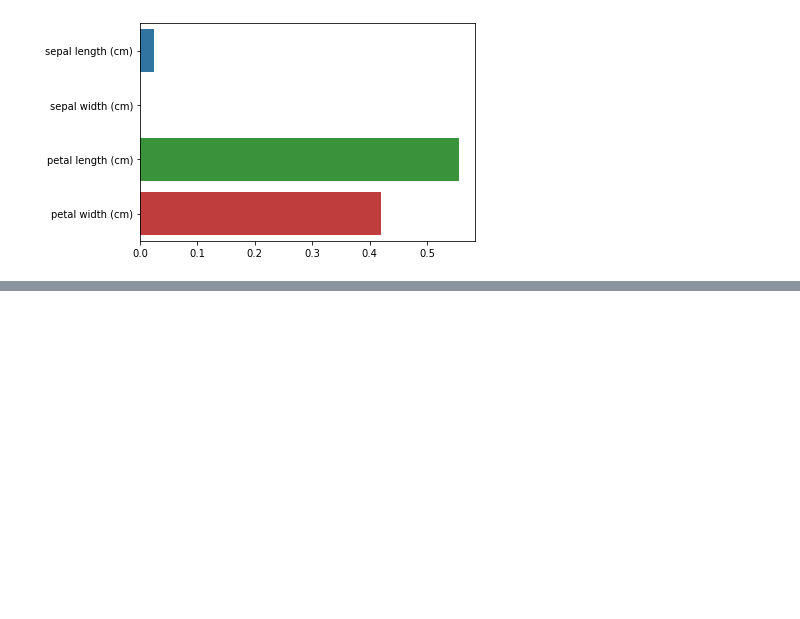
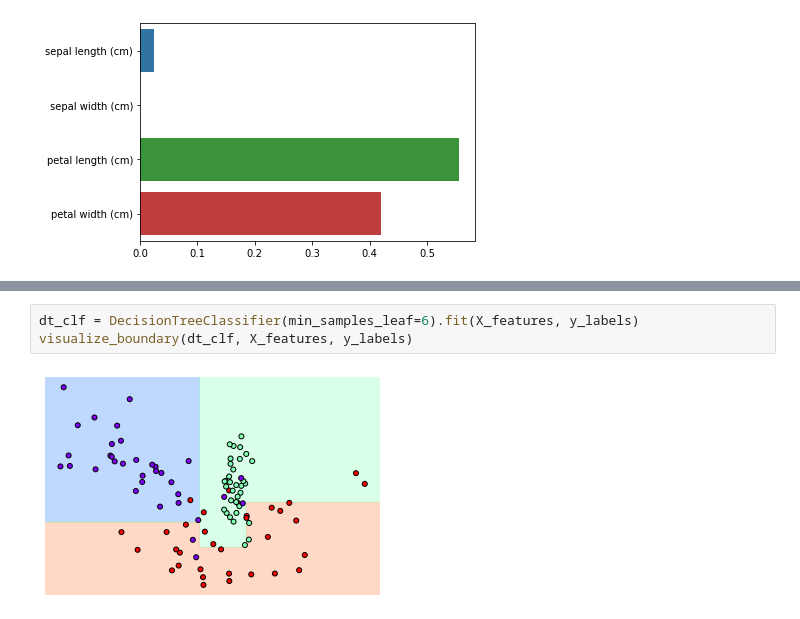
Before and after one commit to nickjw0205/python_study, a Jupyter notebook: section_4/decision_tree.ipynb, the cells around one changed output, grey strips where cells are left out. Drawn from its saved outputs; the diff is of its cells as text; blank space fills up the shorter version.

```diff
--- a/section_4/decision_tree.ipynb
+++ b/section_4/decision_tree.ipynb
@@ -50,0 +100,5 @@ petal width (cm): 0.420
+# %%
+dt_clf = DecisionTreeClassifier(min_samples_leaf=6).fit(X_features, y_labels)
+visualize_boundary(dt_clf, X_features, y_labels)
+# %% [output]
+[figure, added]
```
Also changed, not shown: parts of 17 cells of this notebook, 29 other files.
